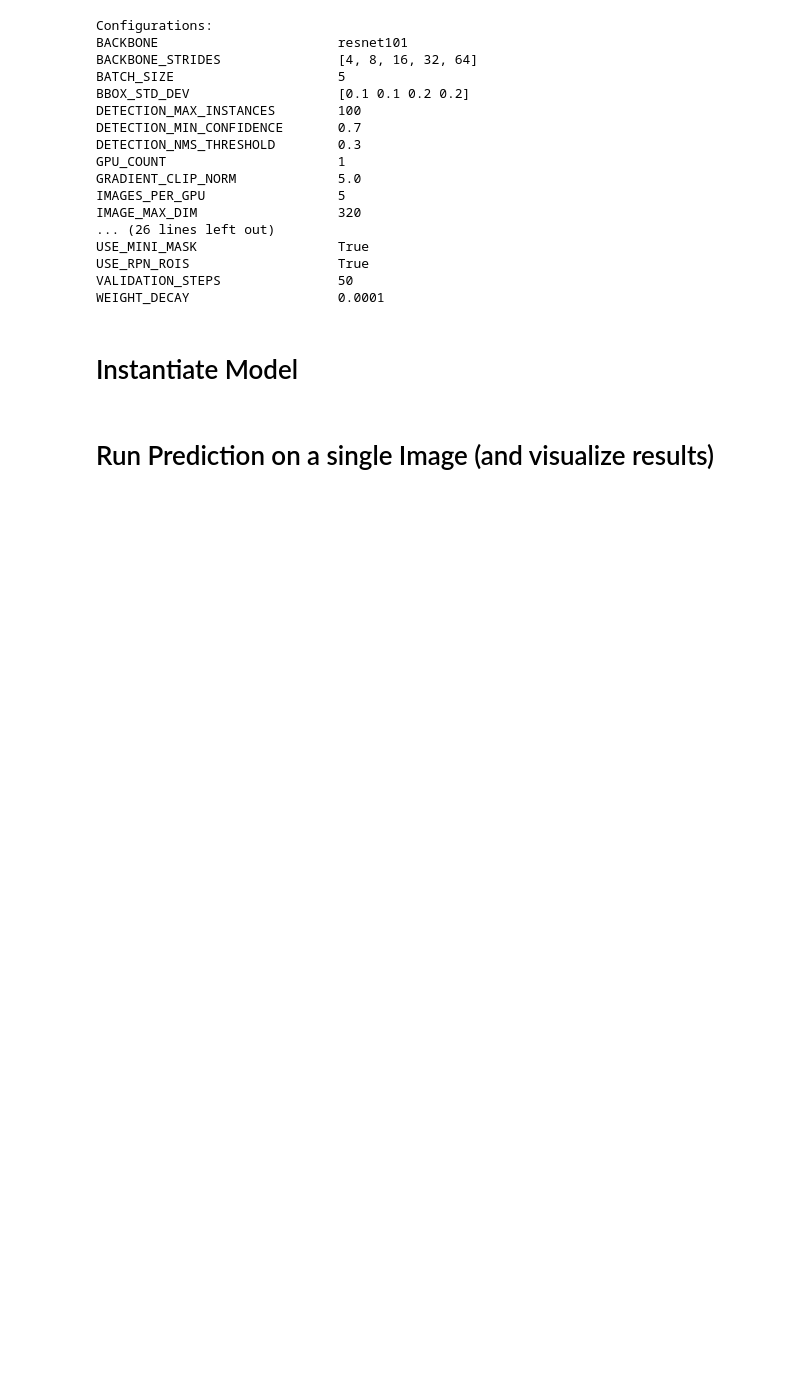
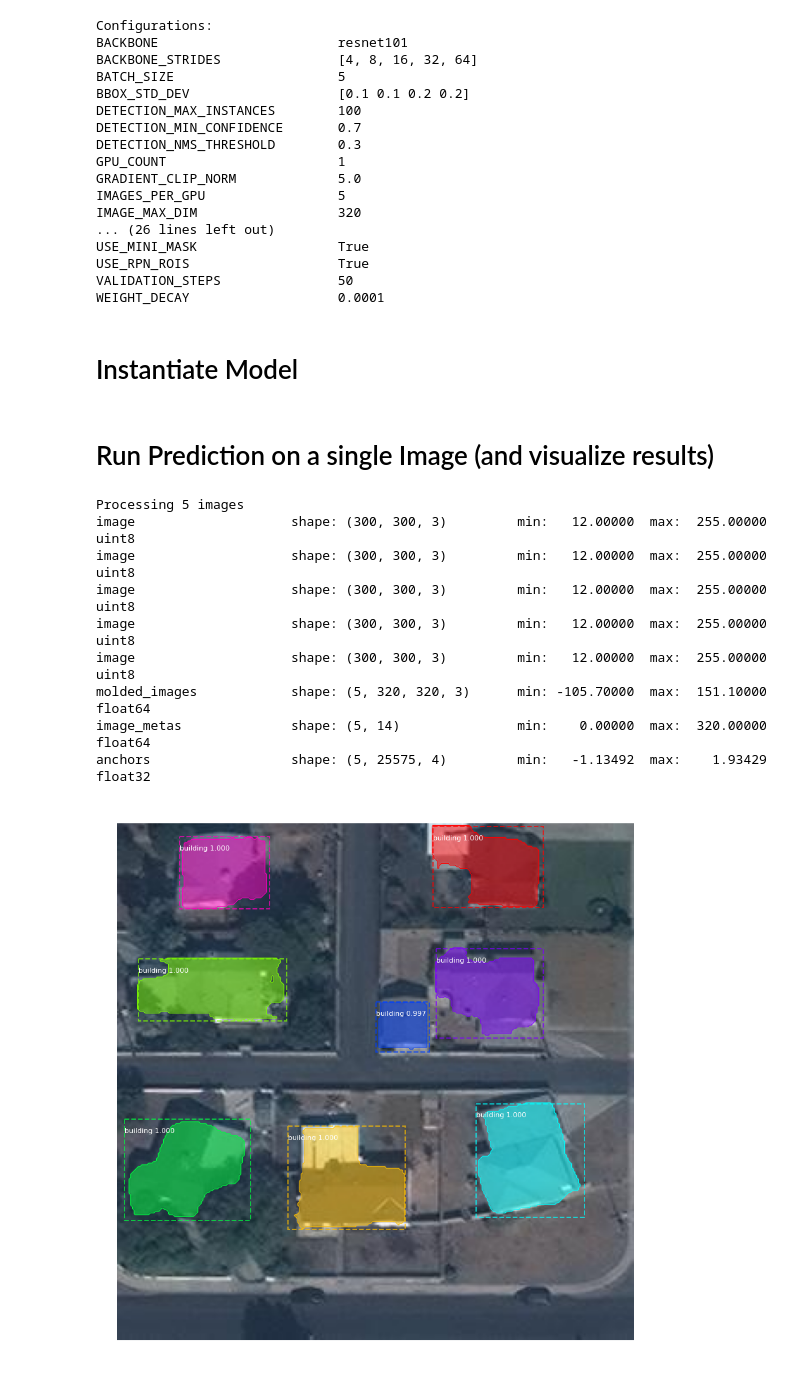
Before and after one commit to aindrajaya/solar-panel-estimator, a Jupyter notebook: notebooks/Prediction-and-Submission.ipynb, the cells around one changed output. Saved outputs shown, nothing was run; the diff lists cells and outputs as text; code cells hidden in the pictures; blank space fills up the shorter version.

```diff
--- a/notebooks/Prediction-and-Submission.ipynb
+++ b/notebooks/Prediction-and-Submission.ipynb
@@ -120,6 +120,29 @@ model.load_weights(model_path, by_name=True)
 # Run Prediction on a single Image (and visualize results)
 # %%
 class_names = ['BG', 'building'] # In our case, we have 1 class for the background, and 1 class for building
+# %%
+file_names = next(os.walk(IMAGE_DIR))[2]
+
+# file_names = os.listdir(IMAGE_DIR)
+# file_names = os.path.abspath(IMAGE_DIR)
+random_image = skimage.io.imread(os.path.join(IMAGE_DIR, "000000000005.jpg"))
+
+predictions = model.detect([random_image]*config.BATCH_SIZE, verbose=1) # We are replicating the same image to fill up the batch_size
+
+p = predictions[0]
+visualize.display_instances(random_image, p['rois'], p['masks'], p['class_ids'],
+                            class_names, p['scores'])
+# %% [output]
+Processing 5 images
+image                    shape: (300, 300, 3)         min:   12.00000  max:  255.00000  uint8
+image                    shape: (300, 300, 3)         min:   12.00000  max:  255.00000  uint8
+image                    shape: (300, 300, 3)         min:   12.00000  max:  255.00000  uint8
+image                    shape: (300, 300, 3)         min:   12.00000  max:  255.00000  uint8
+image                    shape: (300, 300, 3)         min:   12.00000  max:  255.00000  uint8
+molded_images            shape: (5, 320, 320, 3)      min: -105.70000  max:  151.10000  float64
+image_metas              shape: (5, 14)               min:    0.00000  max:  320.00000  float64
+anchors                  shape: (5, 25575, 4)         min:   -1.13492  max:    1.93429  float32
+[figure, added]
 # %%
 import cv2
 import os
```
Also changed, not shown: parts of 3 cells of this notebook, 1 other file.
